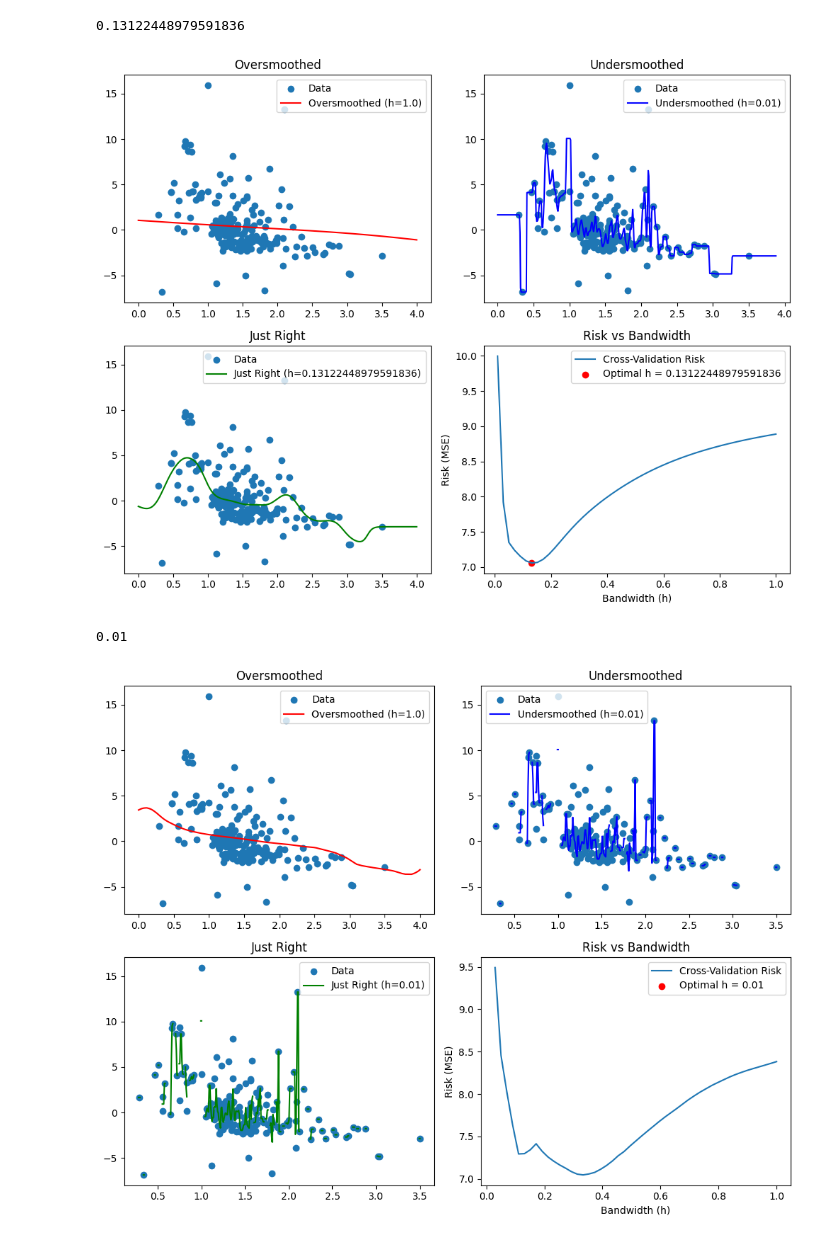
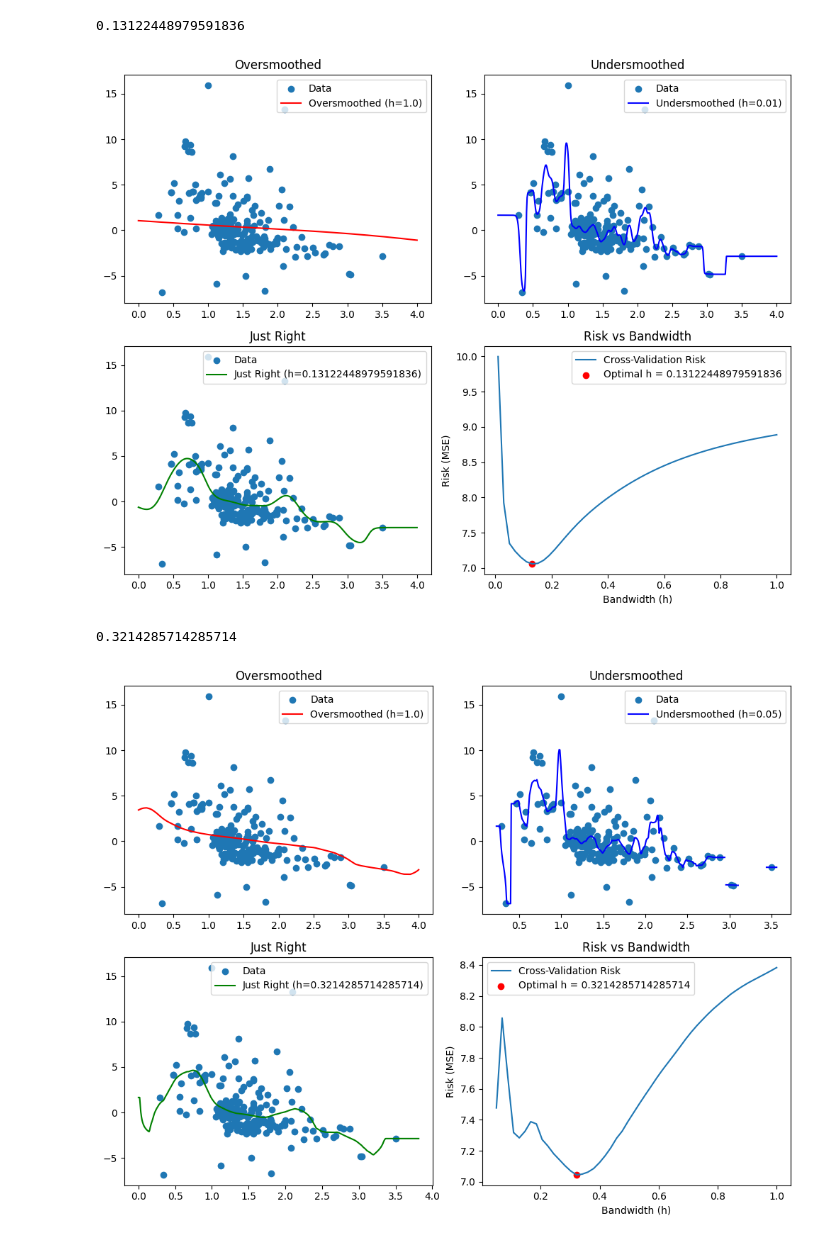
Before and after one commit to aditisingh1053/DAI_assignment, a Jupyter notebook: assignment-3/4NextTry.ipynb, the cells around one changed output. Saved outputs shown, nothing was run; the diff lists cells and outputs as text; code cells hidden in the pictures.

```diff
--- a/assignment-3/4NextTry.ipynb
+++ b/assignment-3/4NextTry.ipynb
@@ -103,41 +103,41 @@ def generate_plots(x, y, kernel, h_values, kernel_name):
 
     # Undersmoothed
     plt.subplot(2, 2, 2)
-    y_pred_small_h = [nadaraya_watson(x, y, x_point, small_h, kernel) for x_point in new_x]
+    y_pred_small_h = [nadaraya_watson(x, y, x_point, just_right_h/5, kernel) for x_point in new_x]
     plt.scatter(x, y, label='Data')
     plt.plot(new_x, y_pred_small_h, label=f'Undersmoothed (h={small_h})', color='blue')
     plt.title('Undersmoothed')
     plt.legend()
 
     # Just Right
     plt.subplot(2, 2, 3)
     y_pred_just_right_h = [nadaraya_watson(x, y, x_point, just_right_h, kernel) for x_point in new_x]
     plt.scatter(x, y, label='Data')
     plt.plot(new_x, y_pred_just_right_h, label=f'Just Right (h={just_right_h})', color='green')
     plt.title('Just Right')
     plt.legend()
 
     # Cross-Validation Curve
     plt.subplot(2, 2, 4)
     plt.plot(h_values, risks, label='Cross-Validation Risk')
     plt.scatter([optimal_h], [min(risks)], color='red', label=f'Optimal h = {optimal_h}')
     plt.title('Risk vs Bandwidth')
     plt.xlabel('Bandwidth (h)')
     plt.ylabel('Risk (MSE)')
     plt.legend()
 
     plt.tight_layout()
     plt.savefig(f"{kernel_name}_kernel_regression.png")
     plt.show()
 
 
 h_values = np.linspace(0.01, 1, 50)
 
 generate_plots(x,y,gaussian_kernel,h_values,'gaussian')
-
+h_values = np.linspace(0.05, 1, 50)
 generate_plots(x,y,epanechnikov_kernel,h_values,'epanechnikov')
 # %% [output]
 0.13122448979591836
-[figure, old version]
+[figure, new version]
-0.01
+0.3214285714285714
-[figure, old version]
+[figure, new version]
```
Also changed, not shown: 2 other files.
